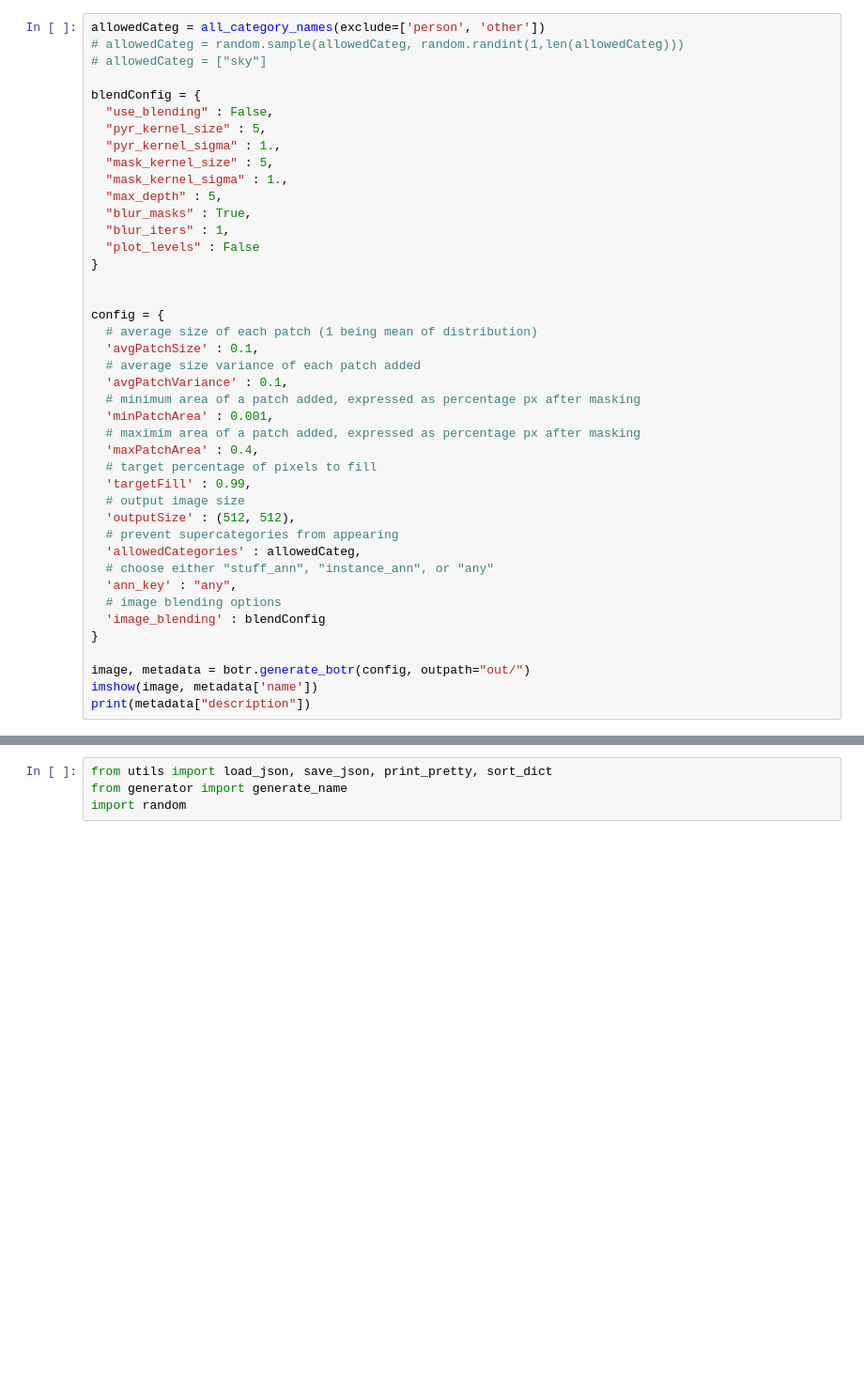
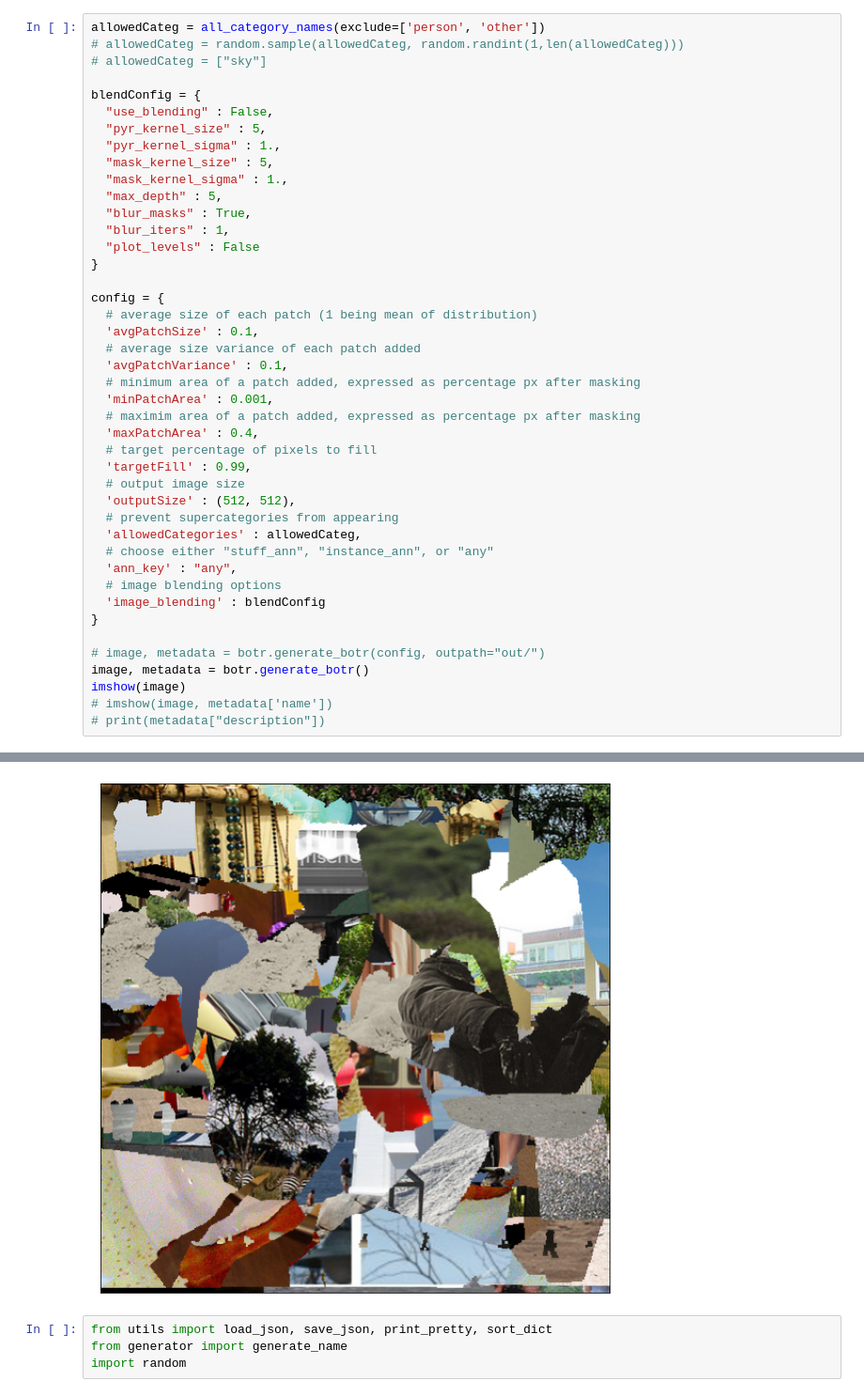
Before and after one commit to carlmoore256/back-of-the-router, a Jupyter notebook: botr.ipynb, the cells around one changed output, grey strips where cells are left out. Shown at 94% size. Saved outputs shown, nothing was run; the diff lists cells and outputs as text; blank space fills up the shorter version.

```diff
--- a/botr.ipynb
+++ b/botr.ipynb
@@ -29,7 +30,6 @@ blendConfig = {
   "blur_iters" : 1,
   "plot_levels" : False
 }
-
 
 config = {
   # average size of each patch (1 being mean of distribution)
@@ -52,7 +52,9 @@ config = {
   'image_blending' : blendConfig
 }
 
-image, metadata = botr.generate_botr(config, outpath="out/")
-imshow(image, metadata['name'])
-print(metadata["description"])
+# image, metadata = botr.generate_botr(config, outpath="out/")
+image, metadata = botr.generate_botr()
+imshow(image)
+# imshow(image, metadata['name'])
+# print(metadata["description"])
 # %% [output]
@@ -60,3 +62,4 @@ NameError: name 'np' is not defined
+[figure, added]
 # %%
 from utils import load_json, save_json, print_pretty, sort_dict
 from generator import generate_name
```
Also changed, not shown: parts of 3 cells of this notebook, 10 other files.
